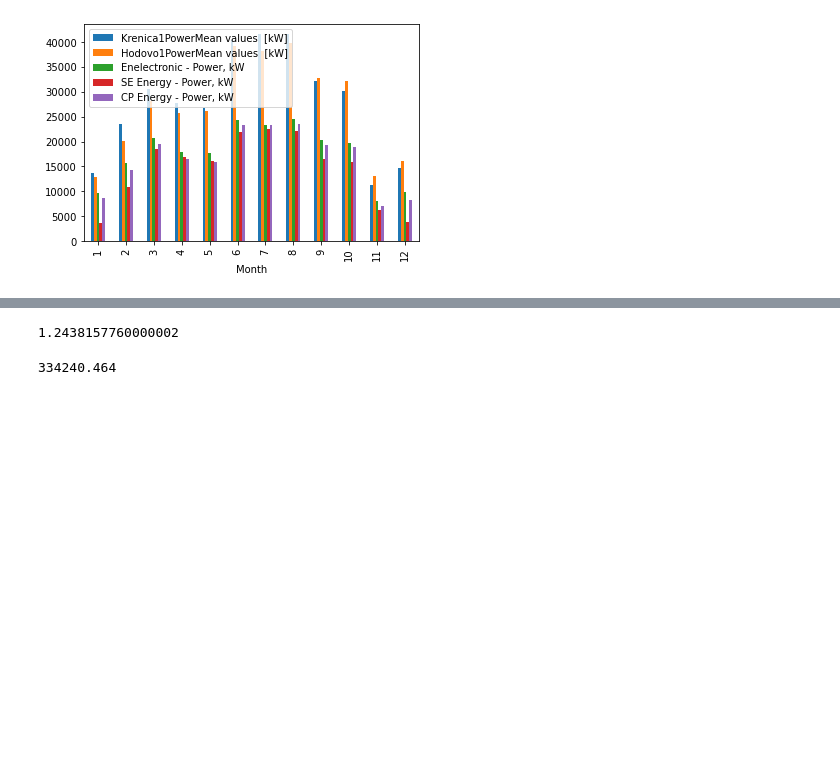
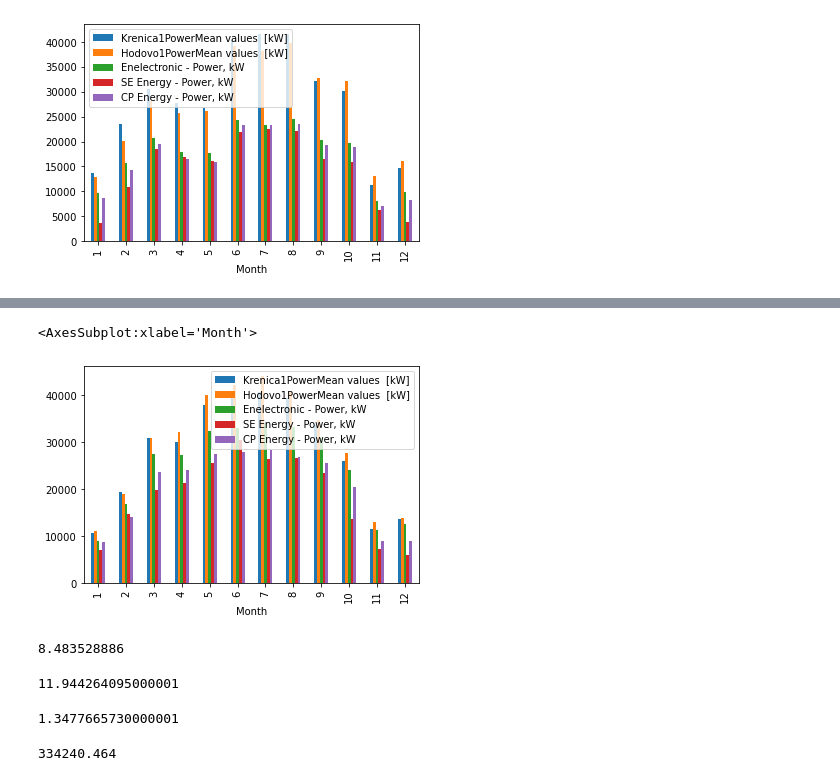
Before and after one commit to ehlimana/Electricity-analysis, a Jupyter notebook: Solar1.ipynb, the cells around one changed output, grey strips where cells are left out. Drawn from its saved outputs; the diff is of its cells as text; code cells hidden in the pictures; blank space fills up the shorter version.

```diff
--- a/Solar1.ipynb
+++ b/Solar1.ipynb
@@ -781,13 +698,20 @@ file_total_2019.groupby("Month")[['Krenica1PowerMean values  [kW]','Hodovo1Power
 # %%
-#file_total_2021.groupby("Month")[['Krenica1PowerMean values  [kW]','Hodovo1PowerMean values  [kW]','Enelectronic - Power, kW']].sum().plot(kind="bar")
+file_total_2021.groupby("Month")[['Krenica1PowerMean values  [kW]','Hodovo1PowerMean values  [kW]','Enelectronic - Power, kW',"SE Energy - Power, kW","CP Energy - Power, kW"]].sum().plot(kind="bar")
+# %% [output]
+<AxesSubplot:xlabel='Month'>
+[figure, added]
 # %%
-(file_total_2019["Krenica1PowerMean values  [kW]"].sum(axis=0)+file_total_2019["Hodovo1PowerMean values  [kW]"].sum(axis=0)+file_total_2019["Enelectronic - Power, kW"].sum(axis=0)+file_total_2019["SE Energy - Power, kW"].sum(axis=0)+file_total_2019["CP Energy - Power, kW"].sum(axis=0))/1000000
+(file_total_2019["Krenica1PowerMean values  [kW]"].sum(axis=0)*2+file_total_2019["Hodovo1PowerMean values  [kW]"].sum(axis=0)*18+file_total_2019["Enelectronic - Power, kW"].sum(axis=0)*3+file_total_2019["SE Energy - Power, kW"].sum(axis=0)*2+file_total_2019["CP Energy - Power, kW"].sum(axis=0)*5)/1000000
 # %% [output]
-1.2438157760000002
+8.483528886
 # %%
-#(file_total_2020["Krenica1PowerMean values  [kW]"].sum(axis=0)+file_total_2020["Hodovo1PowerMean values  [kW]"].sum(axis=0)+file_total_2020["Enelectronic - Power, kW"].sum(axis=0))/1000000
+(file_total_2020["Krenica1PowerMean values  [kW]"].sum(axis=0)*10+file_total_2020["Hodovo1PowerMean values  [kW]"].sum(axis=0)*22+file_total_2020["Enelectronic - Power, kW"].sum(axis=0)+file_total_2019["SE Energy - Power, kW"].sum(axis=0)+file_total_2019["CP Energy - Power, kW"].sum(axis=0))/1000000
+# %% [output]
+11.944264095000001
 # %%
-#(file_total_2021["Krenica1PowerMean values  [kW]"].sum(axis=0)+file_total_2021["Hodovo1PowerMean values  [kW]"].sum()+file_total_2021["Enelectronic - Power, kW"].sum())/1000000
+(file_total_2021["Krenica1PowerMean values  [kW]"].sum(axis=0)+file_total_2021["Hodovo1PowerMean values  [kW]"].sum()+file_total_2021["Enelectronic - Power, kW"].sum()+file_total_2019["SE Energy - Power, kW"].sum(axis=0)+file_total_2019["CP Energy - Power, kW"].sum(axis=0))/1000000
+# %% [output]
+1.3477665730000001
 # %%
 file_total_2019["Krenica1PowerMean values  [kW]"].sum(axis=0)
 # %% [output]
```
Also changed, not shown: parts of 21 cells of this notebook, 3 other files.
